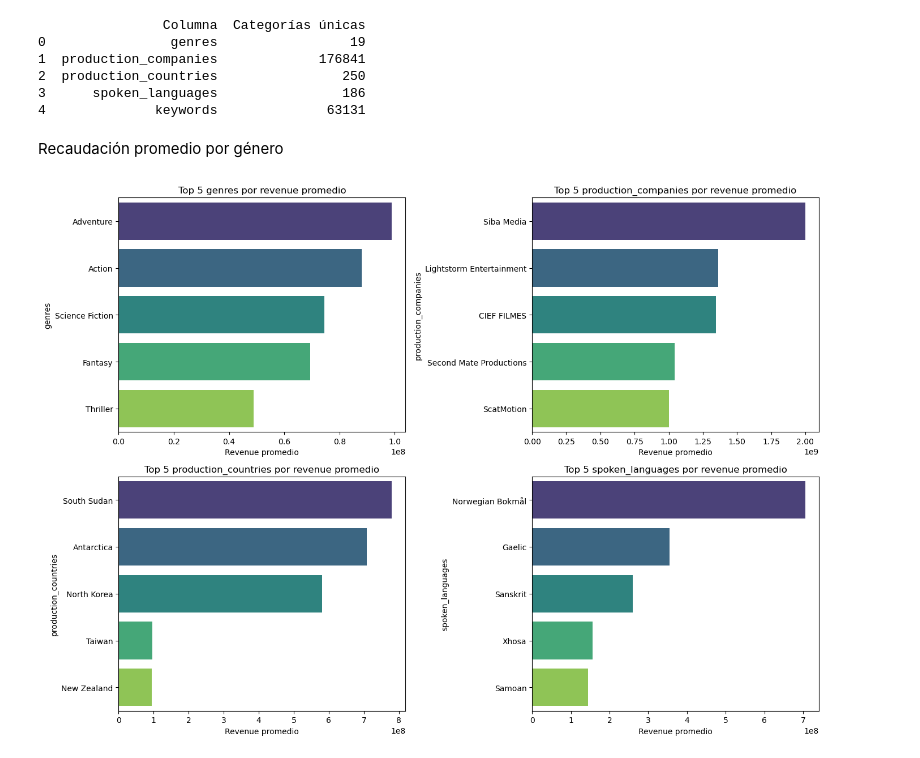
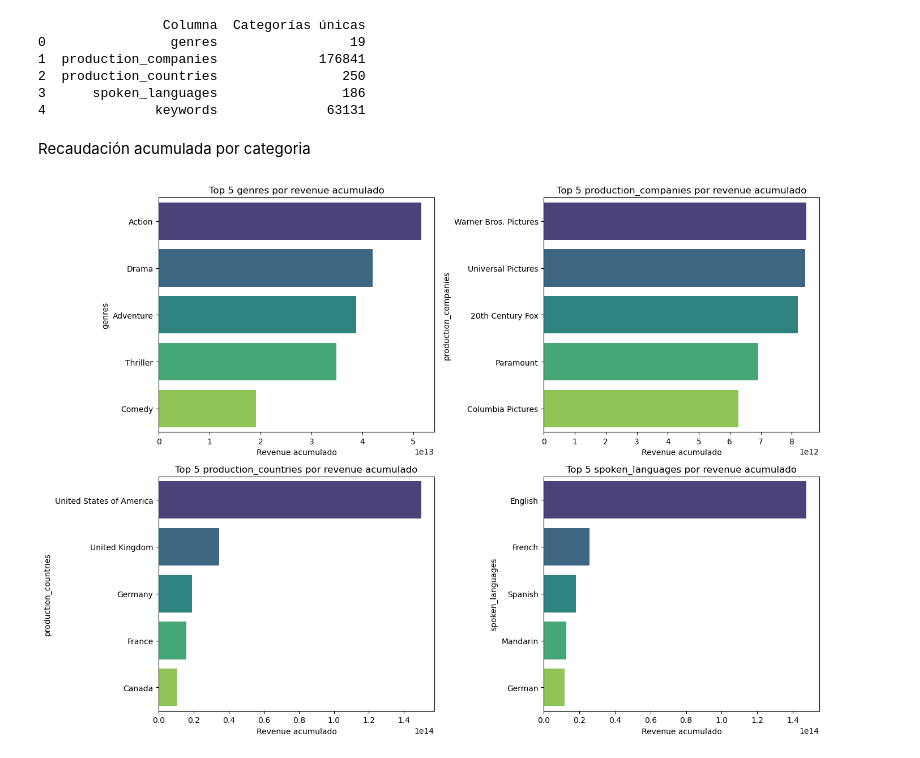
Before and after one commit to jbrazonath/TP_AndD, a Jupyter notebook: TrabajoPráctico.ipynb, the cells around one changed output. Drawn from its saved outputs; the diff is of its cells as text; code cells hidden in the pictures.

Commit message:
Top categorias por recaudacion acumulada en lugar de promedio

```diff
--- a/TrabajoPráctico.ipynb
+++ b/TrabajoPráctico.ipynb
@@ -274,34 +274,38 @@ print(resumen)
 3      spoken_languages                186
 4              keywords              63131
 # %% [markdown]
-Recaudación promedio por género
+Recaudación acumulada por categoria
 # %%
 # Lista de columnas categóricas a analizar
+
 cols_lists = ["genres", "production_companies", "production_countries", "spoken_languages"]
 
 # Configurar subplots (2 filas x 2 columnas en este caso)
-fig, axes = plt.subplots(2, 2, figsize=(14,10))
+
+fig, axes = plt.subplots(2, 2, figsize=(14, 10))
 
 for ax, col in zip(axes.flatten(), cols_lists):
     revenue_by_cat = (
         df_categorical_expanded.groupby(col)["revenue"]
-        .mean()
+        .sum()  # acumulado total
         .sort_values(ascending=False)
         .head(5)  # top 5
     )
 
     sns.barplot(
         x=revenue_by_cat.values,
         y=revenue_by_cat.index,
-        palette="viridis", hue=revenue_by_cat.index, legend=False,
+        palette="viridis",
+        hue=revenue_by_cat.index,
+        legend=False,
         ax=ax
     )
 
-    ax.set_title(f"Top 5 {col} por revenue promedio")
-    ax.set_xlabel("Revenue promedio")
+    ax.set_title(f"Top 5 {col} por revenue acumulado")
+    ax.set_xlabel("Revenue acumulado")
     ax.set_ylabel(col)
 
 plt.tight_layout()
 plt.show()
 # %% [output]
-[figure, old version]
+[figure, new version]
```
Also changed, not shown: parts of 1 cell of this notebook.
